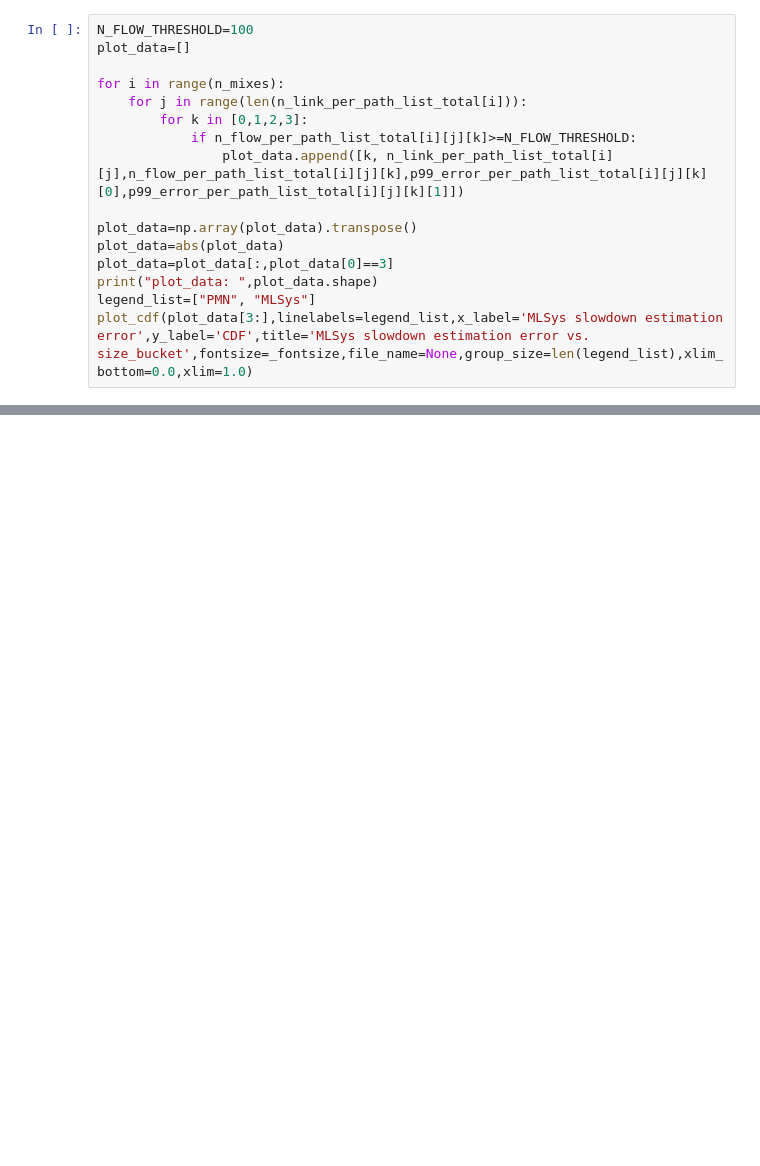
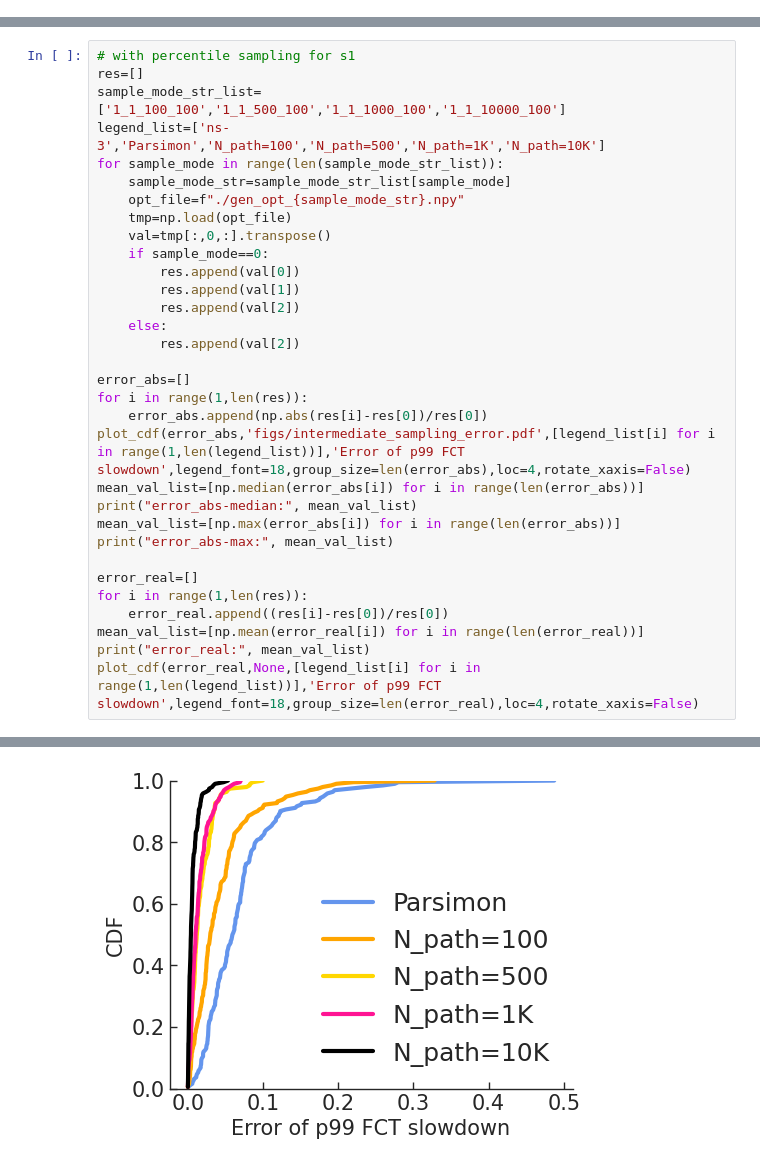
Before and after one commit to uw-polestar/parsimon-eval, a Jupyter notebook: expts/fig_8/analysis/main_intermediate.ipynb, the cells around one changed output, grey strips where cells are left out. Cells and saved outputs as stored; diff of their text form; blank space fills up the shorter version.

Commit message:
finish intermediate

```diff
--- a/expts/fig_8/analysis/main_intermediate.ipynb
+++ b/expts/fig_8/analysis/main_intermediate.ipynb
@@ -149,16 +0,0 @@ worst_low_id=191
-# %%
-N_FLOW_THRESHOLD=100
-plot_data=[]
-
-for i in range(n_mixes):
-    for j in range(len(n_link_per_path_list_total[i])):
-        for k in [0,1,2,3]:
-            if n_flow_per_path_list_total[i][j][k]>=N_FLOW_THRESHOLD:
-                plot_data.append([k, n_link_per_path_list_total[i][j],n_flow_per_path_list_total[i][j][k],p99_error_per_path_list_total[i][j][k][0],p99_error_per_path_list_total[i][j][k][1]])
-
-plot_data=np.array(plot_data).transpose()
-plot_data=abs(plot_data)
-plot_data=plot_data[:,plot_data[0]==3]
-print("plot_data: ",plot_data.shape)
-legend_list=["PMN", "MLSys"]
-plot_cdf(plot_data[3:],linelabels=legend_list,x_label='MLSys slowdown estimation error',y_label='CDF',title='MLSys slowdown estimation error vs. size_bucket',fontsize=_fontsize,file_name=None,group_size=len(legend_list),xlim_bottom=0.0,xlim=1.0)
@@ -1436,0 +254,33 @@ alt.Chart(records).mark_point().encode(
+# %%
+# with percentile sampling for s1
+res=[]
+sample_mode_str_list=['1_1_100_100','1_1_500_100','1_1_1000_100','1_1_10000_100']
+legend_list=['ns-3','Parsimon','N_path=100','N_path=500','N_path=1K','N_path=10K']
+for sample_mode in range(len(sample_mode_str_list)):
+    sample_mode_str=sample_mode_str_list[sample_mode]
+    opt_file=f"./gen_opt_{sample_mode_str}.npy"
+    tmp=np.load(opt_file)
+    val=tmp[:,0,:].transpose()
+    if sample_mode==0:
+        res.append(val[0])
+        res.append(val[1])
+        res.append(val[2])
+    else:
+        res.append(val[2])
+
+error_abs=[]
+for i in range(1,len(res)):
+    error_abs.append(np.abs(res[i]-res[0])/res[0])
+plot_cdf(error_abs,'figs/intermediate_sampling_error.pdf',[legend_list[i] for i in range(1,len(legend_list))],'Error of p99 FCT slowdown',legend_font=18,group_size=len(error_abs),loc=4,rotate_xaxis=False)
+mean_val_list=[np.median(error_abs[i]) for i in range(len(error_abs))]
+print("error_abs-median:", mean_val_list)
+mean_val_list=[np.max(error_abs[i]) for i in range(len(error_abs))]
+print("error_abs-max:", mean_val_list)
+
+error_real=[]
+for i in range(1,len(res)):
+    error_real.append((res[i]-res[0])/res[0])
+mean_val_list=[np.mean(error_real[i]) for i in range(len(error_real))]
+print("error_real:", mean_val_list)
+plot_cdf(error_real,None,[legend_list[i] for i in range(1,len(legend_list))],'Error of p99 FCT slowdown',legend_font=18,group_size=len(error_real),loc=4,rotate_xaxis=False)
+# %% [output]
@@ -1436,0 +290 @@ alt.Chart(records).mark_point().encode(
+[figure, added]
```
Also changed, not shown: parts of 50 cells of this notebook, 8 other files.
